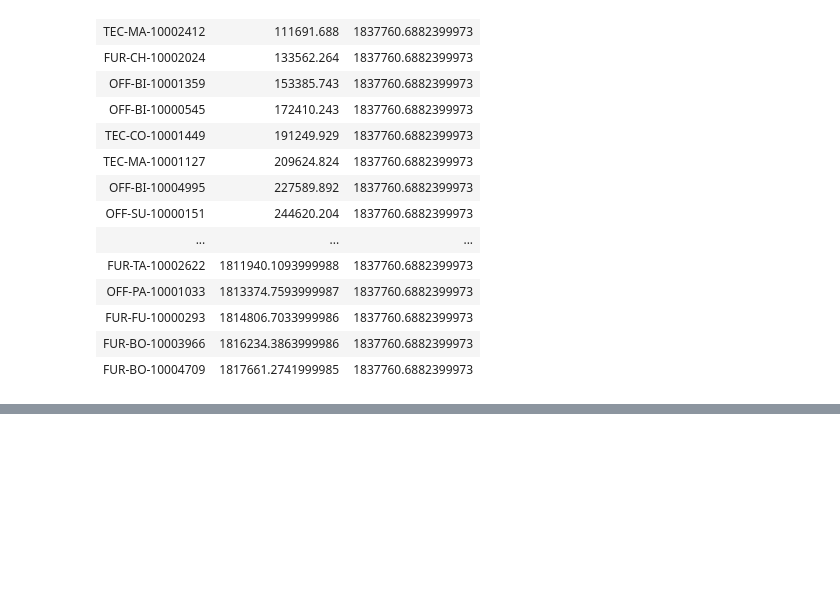
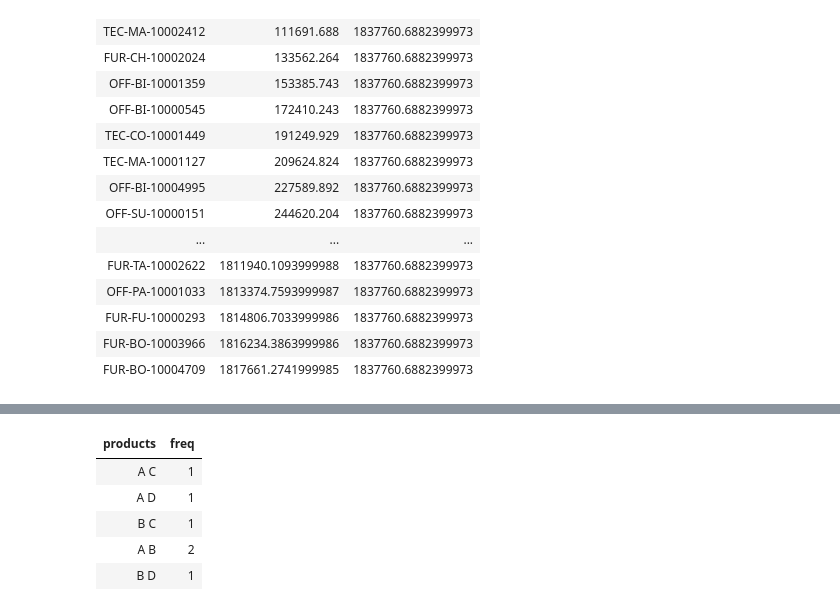
Before and after one commit to Rupam-1/SQL-Pyspark-practise_youtube, a Jupyter notebook: 03. SQL - Part2.ipynb, the cells around one changed output, grey strips where cells are left out. Saved outputs shown, nothing was run; the diff lists cells and outputs as text; code cells hidden in the pictures; blank space fills up the shorter version.

```diff
--- a/03. SQL - Part2.ipynb
+++ b/03. SQL - Part2.ipynb
@@ -68,0 +111,30 @@ where cumulative_sales <= ultimate_sales;
+# %%
+%sql
+with cte as (
+select
+    o1.product_id as a,
+    o2.product_id as b,
+    count(*) as freq
+from customer_orders as o1
+    inner join
+customer_orders as o2
+on o1.order_id = o2.order_id
+where o1.product_id < o2.product_id
+group by o1.product_id, o2.product_id
+)
+
+select
+    concat_ws(' ', c1.name, c2.name) as products,
+    freq
+from cte
+join customer_products as c1
+on cte.a = c1.id
+join customer_products as c2
+on cte.b = c2.id;
+# %% [output]
+| products | freq |
+| A C | 1 |
+| A D | 1 |
+| B C | 1 |
+| A B | 2 |
+| B D | 1 |
```
Also changed, not shown: parts of 3 cells of this notebook, 1 other file.
